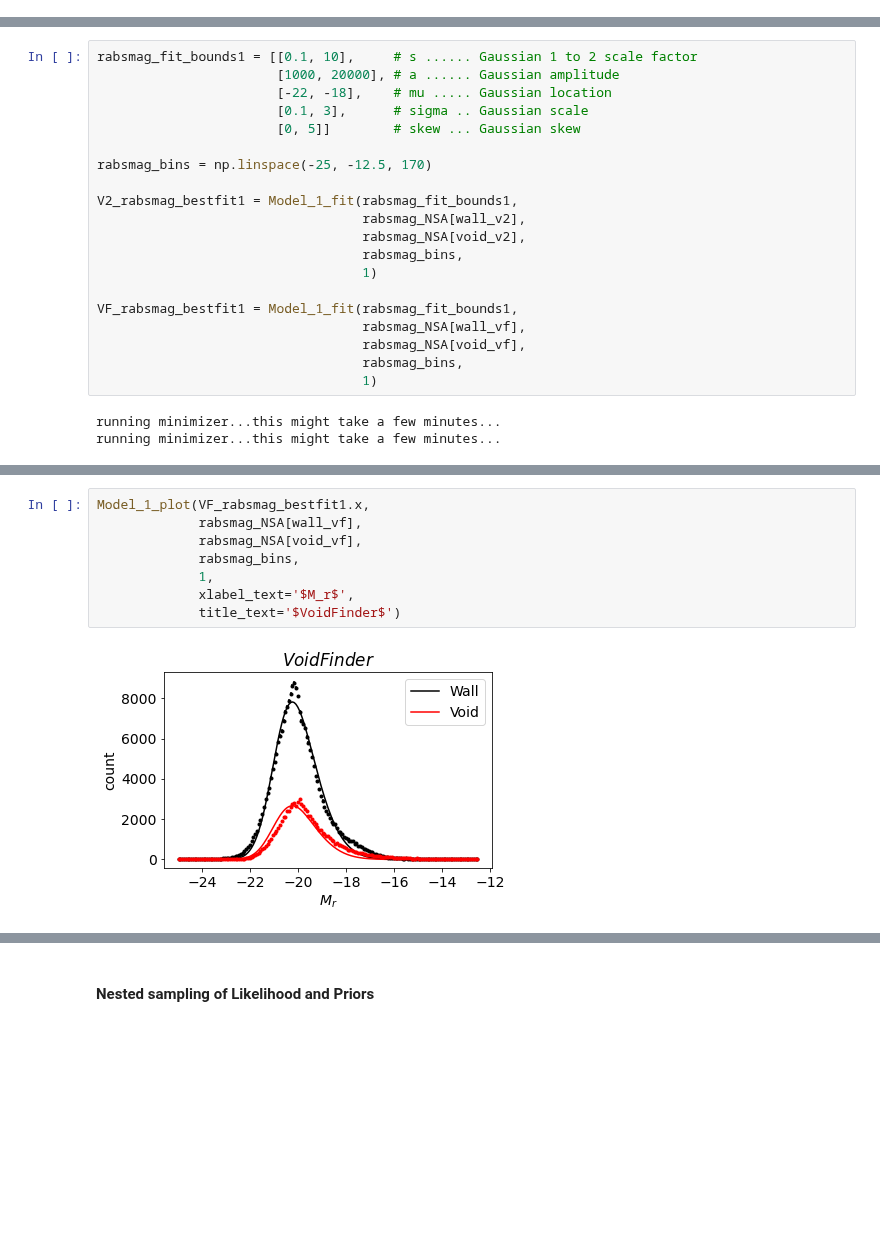
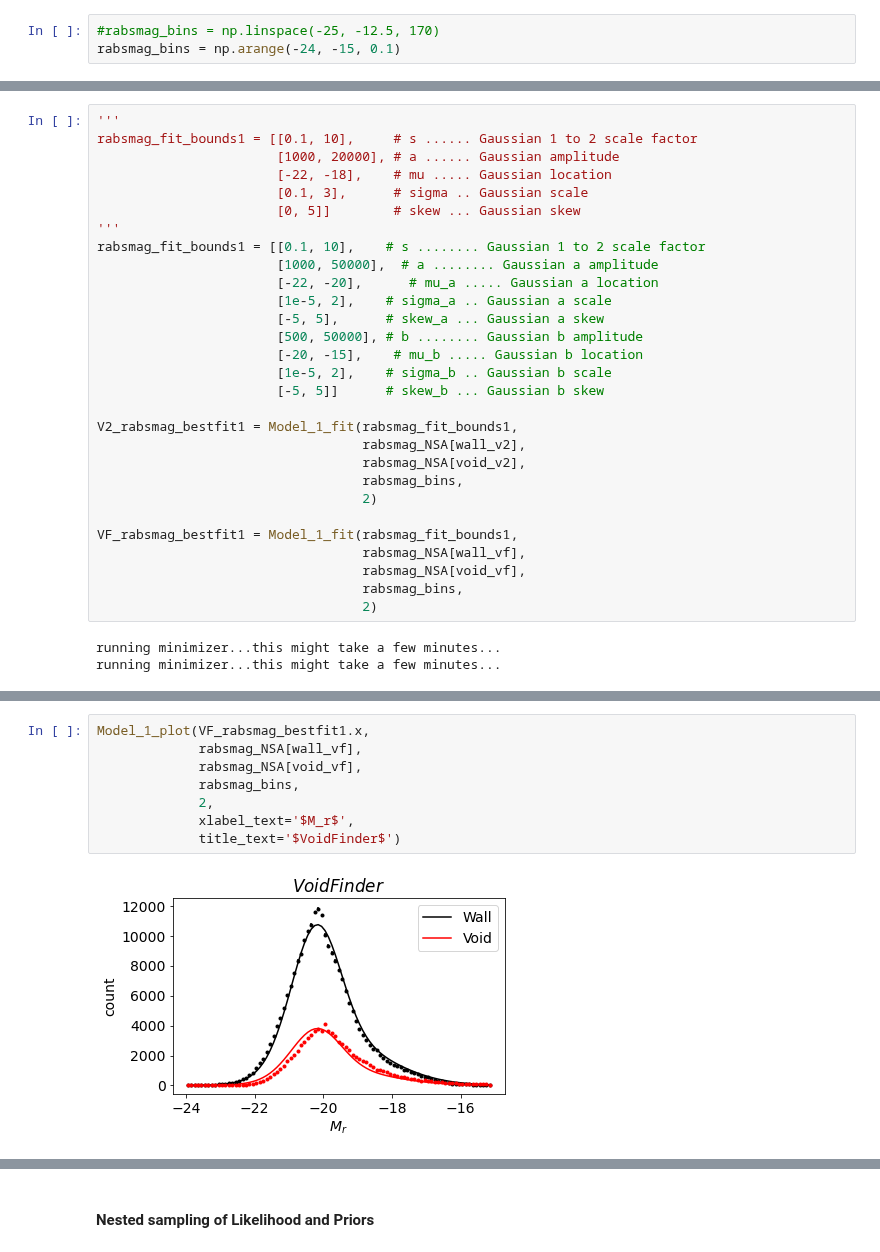
Before and after one commit to DESI-UR/Void_analysis, a Jupyter notebook: nb/Fatima_Zaidouni/Bayes_factors-rabsmag.ipynb, the cells around one changed output, grey strips where cells are left out. Saved outputs shown, nothing was run; the diff lists cells and outputs as text; blank space fills up the shorter version.

```diff
--- a/nb/Fatima_Zaidouni/Bayes_factors-rabsmag.ipynb
+++ b/nb/Fatima_Zaidouni/Bayes_factors-rabsmag.ipynb
@@ -69,6 +67,9 @@ out_vf = catalog_main['vflag_VF'] == 9
 # Fit the distributions with skewnormal distributions
 
 Both one- and two-parent models
+# %%
+#rabsmag_bins = np.linspace(-25, -12.5, 170)
+rabsmag_bins = np.arange(-24, -15, 0.1)
 # %% [markdown]
 ## $M_r$
 
@@ -76,25 +77,34 @@ This is a unimodal distribution
 
 ### 1-parent model
 # %%
+'''
 rabsmag_fit_bounds1 = [[0.1, 10],     # s ...... Gaussian 1 to 2 scale factor
                        [1000, 20000], # a ...... Gaussian amplitude
                        [-22, -18],    # mu ..... Gaussian location
                        [0.1, 3],      # sigma .. Gaussian scale
                        [0, 5]]        # skew ... Gaussian skew
-
-rabsmag_bins = np.linspace(-25, -12.5, 170)
+'''
+rabsmag_fit_bounds1 = [[0.1, 10],    # s ........ Gaussian 1 to 2 scale factor
+                       [1000, 50000],  # a ........ Gaussian a amplitude
+                       [-22, -20],      # mu_a ..... Gaussian a location
+                       [1e-5, 2],    # sigma_a .. Gaussian a scale
+                       [-5, 5],      # skew_a ... Gaussian a skew
+                       [500, 50000], # b ........ Gaussian b amplitude
+                       [-20, -15],    # mu_b ..... Gaussian b location
+                       [1e-5, 2],    # sigma_b .. Gaussian b scale
+                       [-5, 5]]      # skew_b ... Gaussian b skew
 
 V2_rabsmag_bestfit1 = Model_1_fit(rabsmag_fit_bounds1,
                                   rabsmag_NSA[wall_v2],
                                   rabsmag_NSA[void_v2],
                                   rabsmag_bins,
-                                  1)
+                                  2)
 
 VF_rabsmag_bestfit1 = Model_1_fit(rabsmag_fit_bounds1,
                                   rabsmag_NSA[wall_vf],
                                   rabsmag_NSA[void_vf],
                                   rabsmag_bins,
-                                  1)
+                                  2)
 # %% [output]
 running minimizer...this might take a few minutes...
 running minimizer...this might take a few minutes...
@@ -126,13 +137,13 @@ Model_1_plot(V2_rabsmag_bestfit1.x,
 # %%
 Model_1_plot(VF_rabsmag_bestfit1.x,
              rabsmag_NSA[wall_vf],
              rabsmag_NSA[void_vf],
              rabsmag_bins,
-             1,
+             2,
              xlabel_text='$M_r$',
              title_text='$VoidFinder$')
 # %% [output]
-[figure, old version]
+[figure, new version]
 # %%
 VF_rabsmag_bestfit1
 # %% [output]
```
Also changed, not shown: parts of 14 cells of this notebook, 8 other files.
